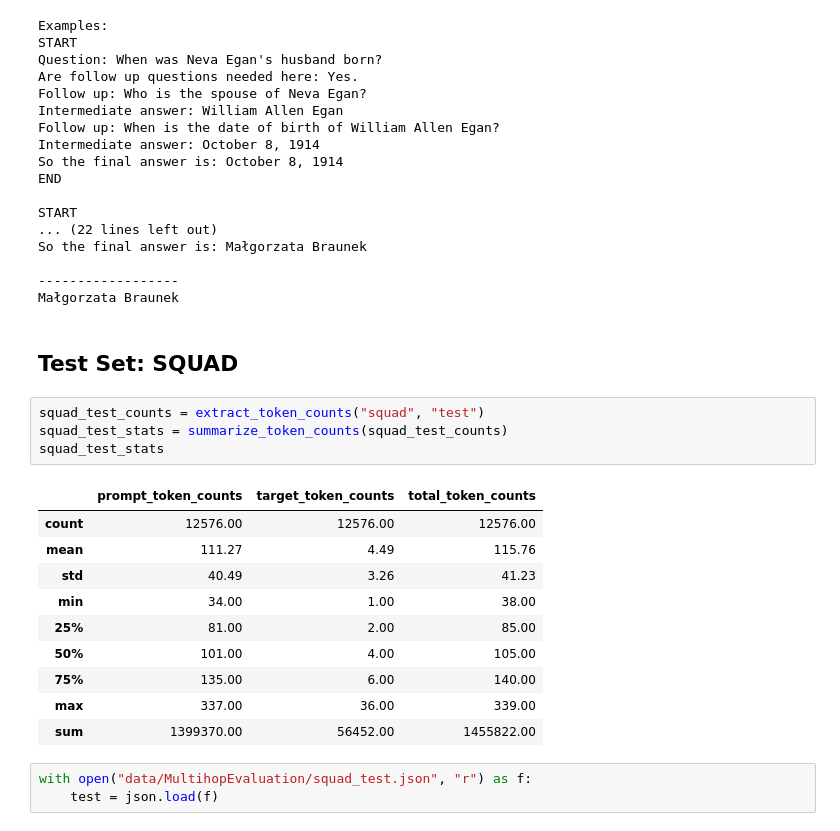
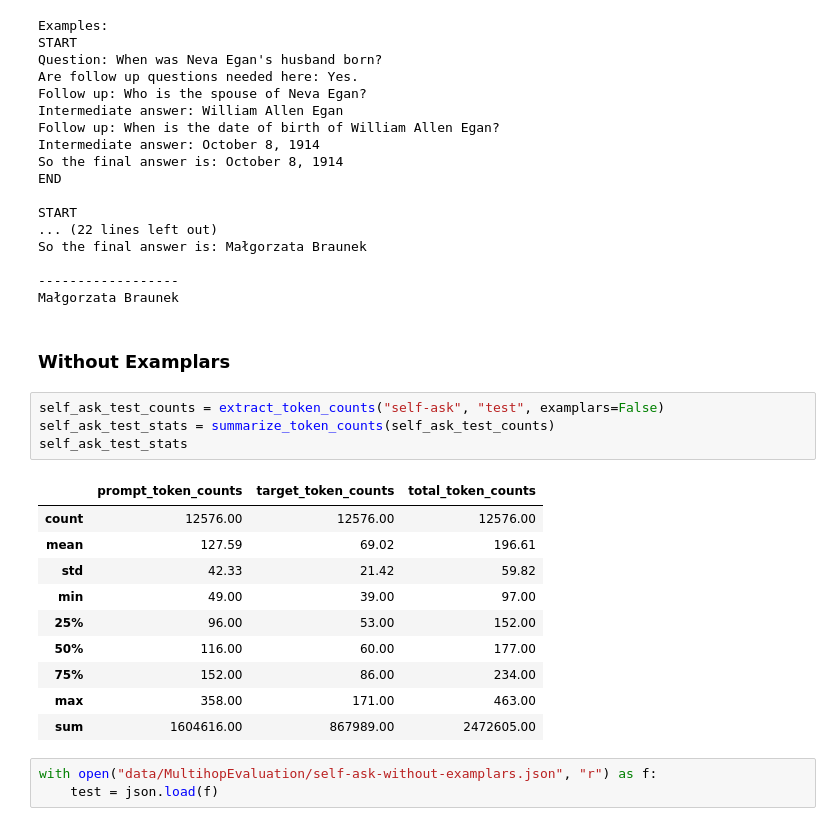
Before and after one commit to RichardMathewsII/compositional-reasoning-finetuning, a Jupyter notebook: analyze_splits.ipynb, the cells around one changed output. Saved outputs shown, nothing was run; the diff lists cells and outputs as text.

Commit message:
finish evaluation layer

```diff
--- a/analyze_splits.ipynb
+++ b/analyze_splits.ipynb
@@ -360,25 +341,25 @@ So the final answer is: Małgorzata Braunek
 
 ------------------
 Małgorzata Braunek
-# %% [markdown]
-## Test Set: SQUAD
-# %%
-squad_test_counts = extract_token_counts("squad", "test")
-squad_test_stats = summarize_token_counts(squad_test_counts)
-squad_test_stats
-# %% [output]
-|  | prompt_token_counts | target_token_counts | total_token_counts |
-| count | 12576.00 | 12576.00 | 12576.00 |
-| mean | 111.27 | 4.49 | 115.76 |
-| std | 40.49 | 3.26 | 41.23 |
-| min | 34.00 | 1.00 | 38.00 |
-| 25% | 81.00 | 2.00 | 85.00 |
-| 50% | 101.00 | 4.00 | 105.00 |
-| 75% | 135.00 | 6.00 | 140.00 |
-| max | 337.00 | 36.00 | 339.00 |
-| sum | 1399370.00 | 56452.00 | 1455822.00 |
+# %% [markdown]
+### Without Examplars
+# %%
+self_ask_test_counts = extract_token_counts("self-ask", "test", examplars=False)
+self_ask_test_stats = summarize_token_counts(self_ask_test_counts)
+self_ask_test_stats
+# %% [output]
+|  | prompt_token_counts | target_token_counts | total_token_counts |
+| count | 12576.00 | 12576.00 | 12576.00 |
+| mean | 127.59 | 69.02 | 196.61 |
+| std | 42.33 | 21.42 | 59.82 |
+| min | 49.00 | 39.00 | 97.00 |
+| 25% | 96.00 | 53.00 | 152.00 |
+| 50% | 116.00 | 60.00 | 177.00 |
+| 75% | 152.00 | 86.00 | 234.00 |
+| max | 358.00 | 171.00 | 463.00 |
+| sum | 1604616.00 | 867989.00 | 2472605.00 |
 # %%
-with open("data/MultihopEvaluation/squad_test.json", "r") as f:
+with open("data/MultihopEvaluation/self-ask-without-examplars.json", "r") as f:
     test = json.load(f)
 # %%
 print(test[0]["prompt"])
```
Also changed, not shown: parts of 18 cells of this notebook, 4 other files.
